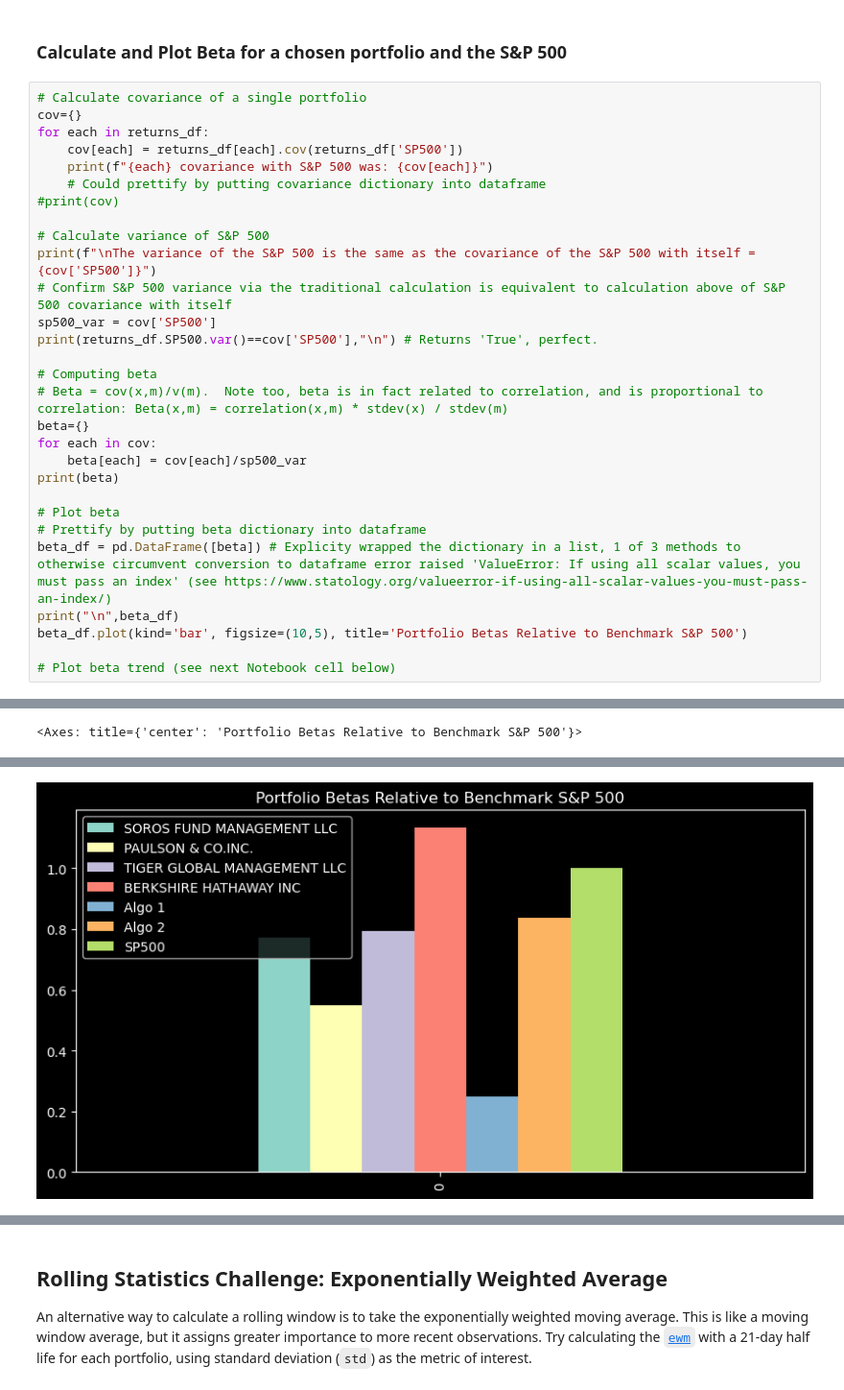
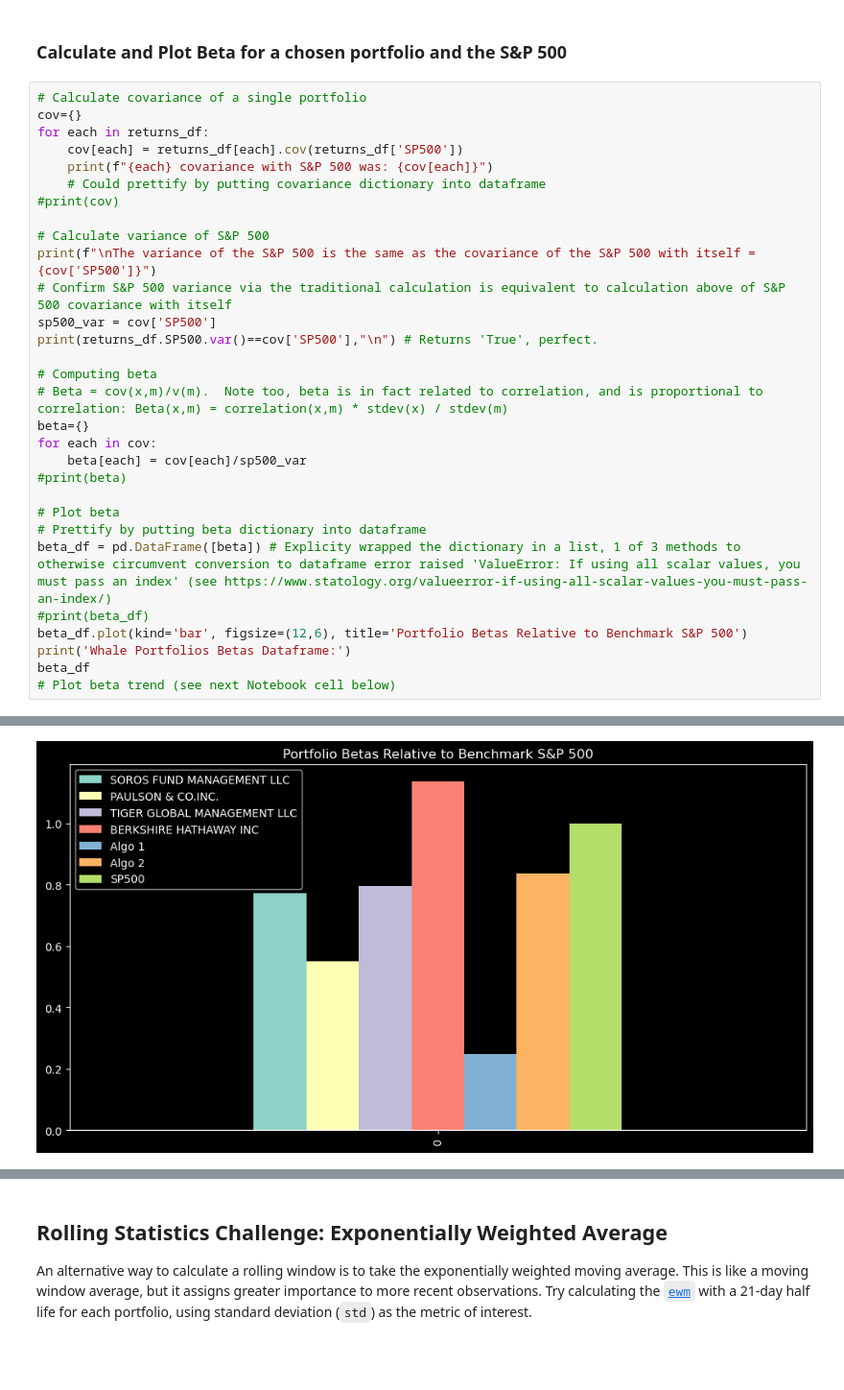
Before and after one commit to boz-tcm/pandas-challenge, a Jupyter notebook: whale_analysis.ipynb, the cells around one changed output, grey strips where cells are left out. Shown at 96% size. Cells and saved outputs as stored; diff of their text form; blank space fills up the shorter version.

```diff
--- a/whale_analysis.ipynb
+++ b/whale_analysis.ipynb
@@ -537,14 +536,15 @@ print(returns_df.SP500.var()==cov['SP500'],"\n") # Returns 'True', perfect.
 beta={}
 for each in cov:
     beta[each] = cov[each]/sp500_var
-print(beta)
+#print(beta)
 
 # Plot beta
 # Prettify by putting beta dictionary into dataframe
 beta_df = pd.DataFrame([beta]) # Explicity wrapped the dictionary in a list, 1 of 3 methods to otherwise circumvent conversion to dataframe error raised 'ValueError: If using all scalar values, you must pass an index' (see https://www.statology.org/valueerror-if-using-all-scalar-values-you-must-pass-an-index/)
-print("\n",beta_df)
-beta_df.plot(kind='bar', figsize=(10,5), title='Portfolio Betas Relative to Benchmark S&P 500')
-
+#print(beta_df)
+beta_df.plot(kind='bar', figsize=(12,6), title='Portfolio Betas Relative to Benchmark S&P 500')
+print('Whale Portfolios Betas Dataframe:')
+beta_df
 # Plot beta trend (see next Notebook cell below)
 # %% [output]
 SOROS FUND MANAGEMENT LLC covariance with S&P 500 was: 5.658503197203612e-05
@@ -568 +561,0 @@ True
-<Axes: title={'center': 'Portfolio Betas Relative to Benchmark S&P 500'}>
@@ -569,2 +564,2 @@ True
-[figure, old version]
+[figure, new version]
 # %%
```
Also changed, not shown: parts of 30 cells of this notebook, 4 other files.
